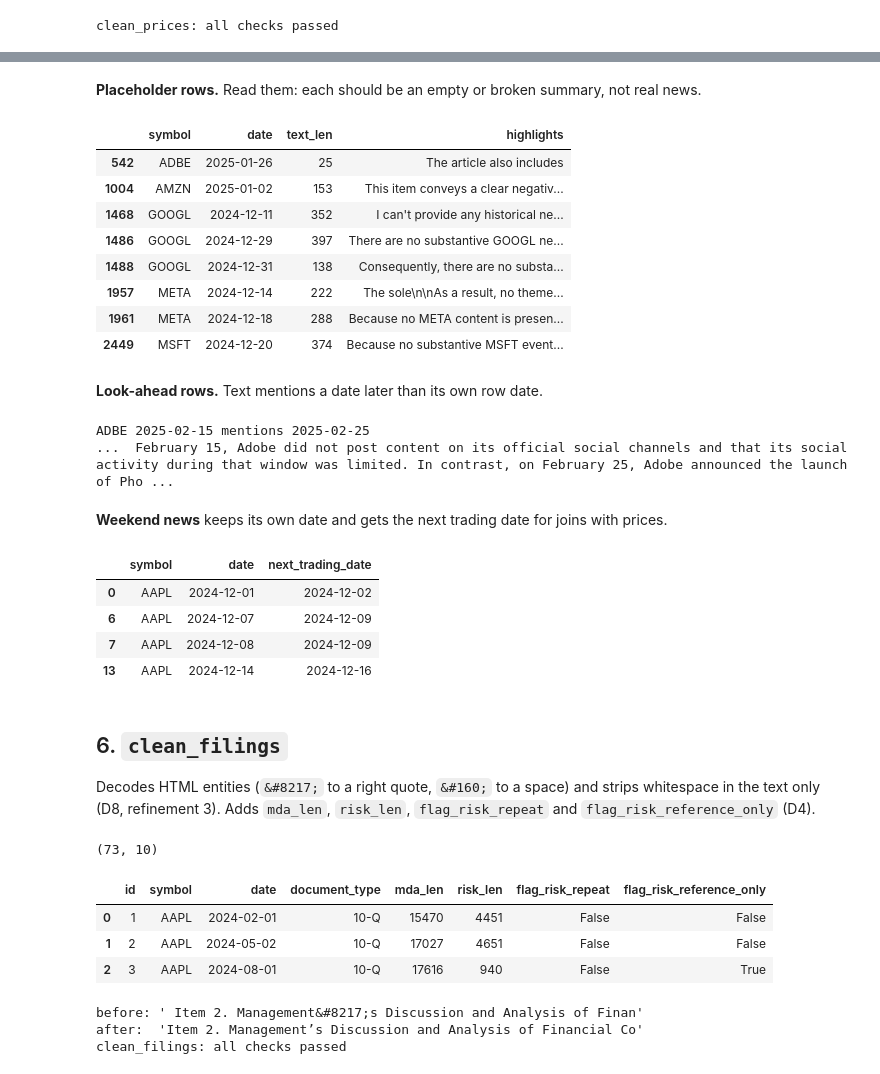
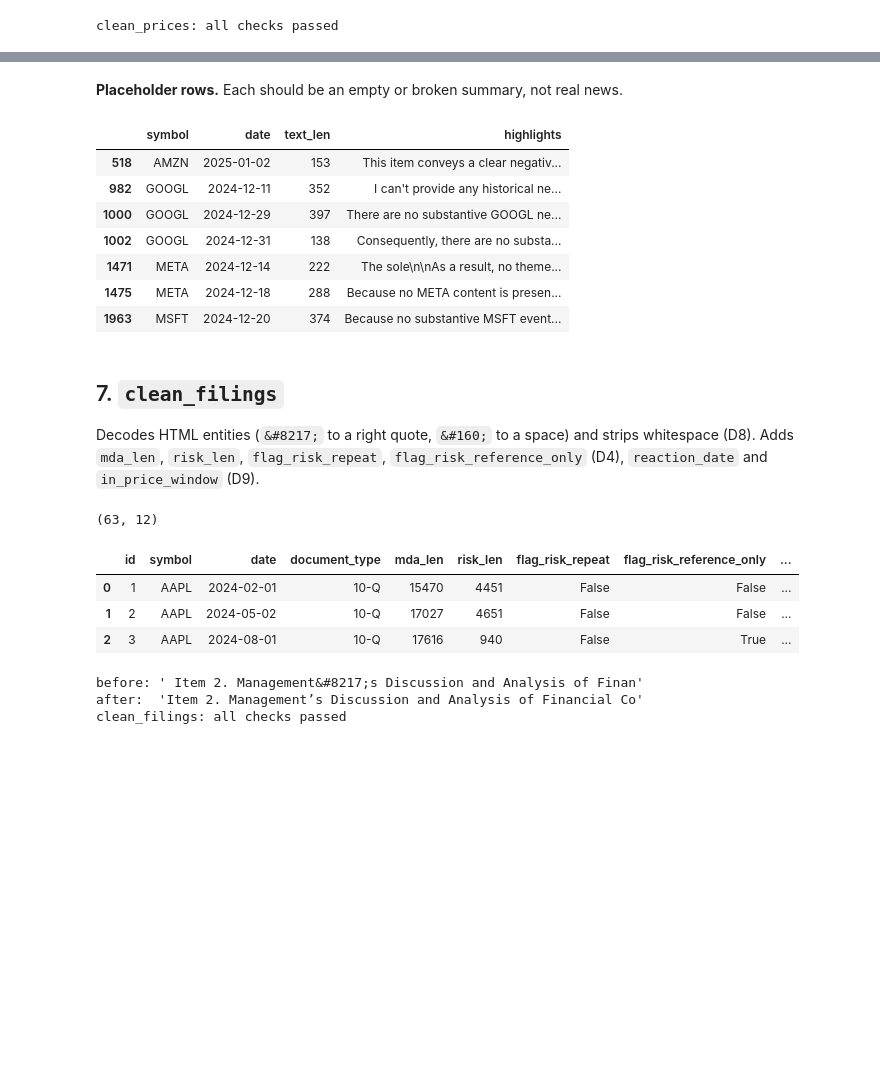
Before and after one commit to xunyangy-afk/Python-Group-Project, a Jupyter notebook: check_cleaning_peter.ipynb, the cells around one changed output, grey strips where cells are left out. Saved outputs shown, nothing was run; the diff lists cells and outputs as text; code cells hidden in the pictures; blank space fills up the shorter version.

```diff
--- a/check_cleaning_peter.ipynb
+++ b/check_cleaning_peter.ipynb
@@ -16,8 +17,9 @@ import pandas as pd
 import clean_peter as cp
 
 pd.set_option("display.max_colwidth", 80)
-prices_raw, news_raw, filings_raw = cp.load_raw()
-pd.DataFrame({"rows": [len(prices_raw), len(news_raw), len(filings_raw)],
-              "cols": [prices_raw.shape[1], news_raw.shape[1], filings_raw.shape[1]]},
+prices_all, news_all, filings_all = cp.load_raw()
+pd.DataFrame({"rows": [len(prices_all), len(news_all), len(filings_all)],
+              "cols": [prices_all.shape[1], news_all.shape[1], filings_all.shape[1]],
+              "symbols": [d["symbol"].nunique() for d in (prices_all, news_all, filings_all)]},
              index=["prices", "news", "filings"])
 # %% [output]
@@ -27,0 +33,11 @@ pd.DataFrame({"rows": [len(prices_raw), len(news_raw), len(filings_raw)],
+# %%
+prices_raw, prices_out = cp.apply_scope(prices_all)
+news_raw, news_out = cp.apply_scope(news_all)
+filings_raw, filings_out = cp.apply_scope(filings_all)
+
+for name, kept, out, full in [("prices", prices_raw, prices_out, prices_all),
+                              ("news", news_raw, news_out, news_all),
+                              ("filings", filings_raw, filings_out, filings_all)]:
+    assert len(kept) + len(out) == len(full)
+    assert set(out["symbol"]) == {"ADBE"} and set(kept["symbol"]) == set(cp.SCOPE_SYMBOLS)
+    print(f"{name:8} {len(full)} = {len(kept)} kept + {len(out)} ADBE excluded")
@@ -153,52 +213,29 @@ clean_news: all checks passed
 # %% [markdown]
-**Placeholder rows.** Read them: each should be an empty or broken summary, not real news.
+**Placeholder rows.** Each should be an empty or broken summary, not real news.
 # %%
 news.loc[news["flag_placeholder"], ["symbol", "date", "text_len", "highlights"]]
 # %% [output]
 |  | symbol | date | text_len | highlights |
-| 542 | ADBE | 2025-01-26 | 25 | The article also includes |
-| 1004 | AMZN | 2025-01-02 | 153 | This item conveys a clear negativ... |
-| 1468 | GOOGL | 2024-12-11 | 352 | I can't provide any historical ne... |
-| 1486 | GOOGL | 2024-12-29 | 397 | There are no substantive GOOGL ne... |
-| 1488 | GOOGL | 2024-12-31 | 138 | Consequently, there are no substa... |
-| 1957 | META | 2024-12-14 | 222 | The sole\n\nAs a result, no theme... |
-| 1961 | META | 2024-12-18 | 288 | Because no META content is presen... |
-| 2449 | MSFT | 2024-12-20 | 374 | Because no substantive MSFT event... |
+| 518 | AMZN | 2025-01-02 | 153 | This item conveys a clear negativ... |
+| 982 | GOOGL | 2024-12-11 | 352 | I can't provide any historical ne... |
+| 1000 | GOOGL | 2024-12-29 | 397 | There are no substantive GOOGL ne... |
+| 1002 | GOOGL | 2024-12-31 | 138 | Consequently, there are no substa... |
+| 1471 | META | 2024-12-14 | 222 | The sole\n\nAs a result, no theme... |
+| 1475 | META | 2024-12-18 | 288 | Because no META content is presen... |
+| 1963 | MSFT | 2024-12-20 | 374 | Because no substantive MSFT event... |
-# %% [markdown]
-**Look-ahead rows.** Text mentions a date later than its own row date.
-# %%
-leak = news.loc[news["flag_lookahead"]]
-for _, row in leak.iterrows():
-    t = row["highlights"]
-    i = t.find("February 25")
-    print(row["symbol"], row["date"].date(), "mentions", row["latest_date_mentioned"].date())
-    print("...", t[max(0, i - 150): i + 120].replace("\n", " "), "...")
-# %% [output]
-ADBE 2025-02-15 mentions 2025-02-25
-...  February 15, Adobe did not post content on its official social channels and that its social activity during that window was limited. In contrast, on February 25, Adobe announced the launch of Pho ...
-# %% [markdown]
-**Weekend news** keeps its own date and gets the next trading date for joins with prices.
-# %%
-news.loc[~news["is_trading_day"], ["symbol", "date", "next_trading_date"]].head(4)
-# %% [output]
-|  | symbol | date | next_trading_date |
-| 0 | AAPL | 2024-12-01 | 2024-12-02 |
-| 6 | AAPL | 2024-12-07 | 2024-12-09 |
-| 7 | AAPL | 2024-12-08 | 2024-12-09 |
-| 13 | AAPL | 2024-12-14 | 2024-12-16 |
 # %% [markdown]
-## 6. `clean_filings`
-Decodes HTML entities (`&#8217;` to a right quote, `&#160;` to a space) and strips whitespace in the text only (D8, refinement 3). Adds `mda_len`, `risk_len`, `flag_risk_repeat` and `flag_risk_reference_only` (D4).
+## 7. `clean_filings`
+Decodes HTML entities (`&#8217;` to a right quote, `&#160;` to a space) and strips whitespace (D8). Adds `mda_len`, `risk_len`, `flag_risk_repeat`, `flag_risk_reference_only` (D4), `reaction_date` and `in_price_window` (D9).
 # %%
-filings = cp.clean_filings(filings_raw)
+filings = cp.clean_filings(filings_raw, days)
 print(filings.shape)
 filings.drop(columns=["mda_content", "risk_content"]).head(3)
 # %% [output]
-(73, 10)
+(63, 12)
-|  | id | symbol | date | document_type | mda_len | risk_len | flag_risk_repeat | flag_risk_reference_only |
-| 0 | 1 | AAPL | 2024-02-01 | 10-Q | 15470 | 4451 | False | False |
-| 1 | 2 | AAPL | 2024-05-02 | 10-Q | 17027 | 4651 | False | False |
-| 2 | 3 | AAPL | 2024-08-01 | 10-Q | 17616 | 940 | False | True |
+|  | id | symbol | date | document_type | mda_len | risk_len | flag_risk_repeat | flag_risk_reference_only | ... |
+| 0 | 1 | AAPL | 2024-02-01 | 10-Q | 15470 | 4451 | False | False | ... |
+| 1 | 2 | AAPL | 2024-05-02 | 10-Q | 17027 | 4651 | False | False | ... |
+| 2 | 3 | AAPL | 2024-08-01 | 10-Q | 17616 | 940 | False | True | ... |
 # %%
 assert len(filings) == len(filings_raw)
 assert set(filings["document_type"].unique()) <= {"10-K", "10-Q"}
```
Also changed, not shown: parts of 42 cells of this notebook, 10 other files.
